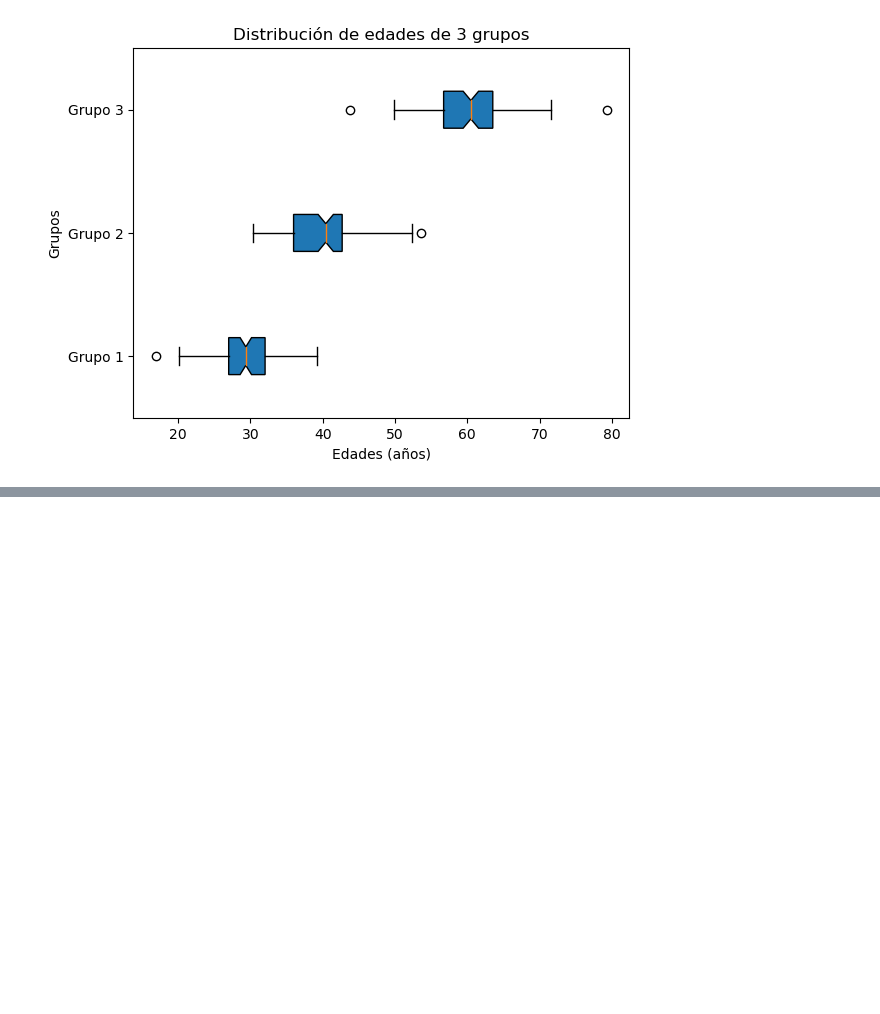
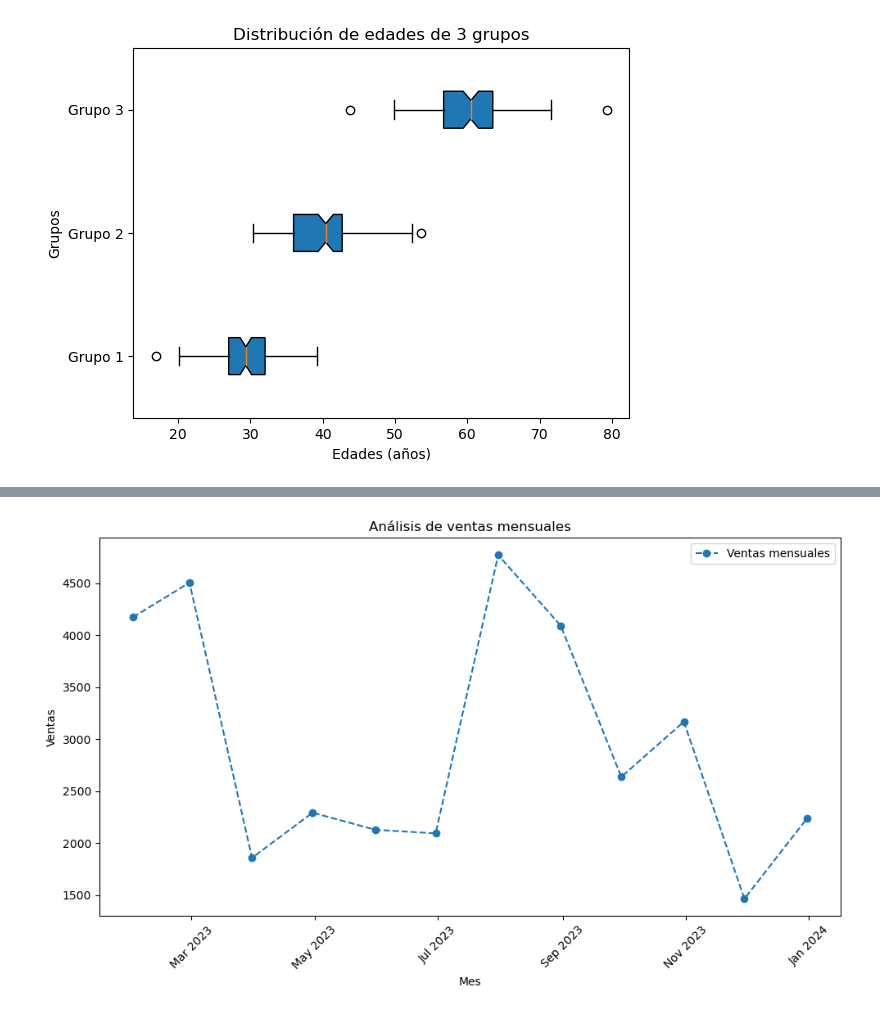
Before and after one commit to pahoalapizco/python_for_data_science, a Jupyter notebook: notebooks/3.0-numpy_pandas_da-matplotlib.ipynb, the cells around one changed output, grey strips where cells are left out. Drawn from its saved outputs; the diff is of its cells as text; code cells hidden in the pictures; blank space fills up the shorter version.

Commit message:
:sparkles: Matplotlib: Time Series

```diff
--- a/notebooks/3.0-numpy_pandas_da-matplotlib.ipynb
+++ b/notebooks/3.0-numpy_pandas_da-matplotlib.ipynb
@@ -233,0 +242,15 @@ Text(0, 0.5, 'Grupos')
+# %%
+# Generamos un rango de fechas.
+dates = pd.date_range("2023-01-01", periods=12, freq="M")
+
+# Generamos valores de ventas (aleatorio).
+np.random.seed(42)
+sales = np.random.randint(1000, 5000, size=12)
+
+# Creamos un DataFrame con los datos generados
+sales_df = pd.DataFrame({
+  "Dates": dates,
+  "Sales": sales
+})
+
+sales_df.head()
@@ -233,0 +264,23 @@ Text(0, 0.5, 'Grupos')
+# %%
+from matplotlib.dates import DateFormatter
+# Creamos la serie de tiempo
+plt.figure(figsize=(10, 6))
+plt.plot(
+  sales_df["Dates"],
+  sales_df["Sales"],
+  marker="o",
+  linestyle="--",
+  label="Ventas mensuales"
+)
+plt.title("Análisis de ventas mensuales")
+plt.xlabel("Mes")
+plt.ylabel("Ventas")
+plt.xticks(rotation=45)
+
+# Formato de fecha escrita:
+plt.gca().xaxis.set_major_formatter(DateFormatter('%b %Y'))
+
+plt.legend()
+plt.tight_layout();
+# %% [output]
+[figure, added]
```
Also changed, not shown: parts of 3 cells of this notebook.
